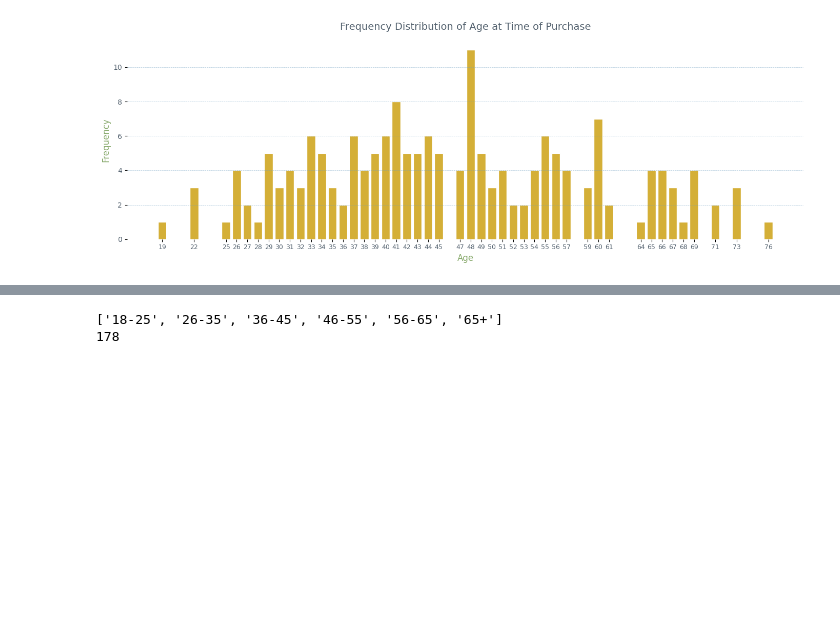
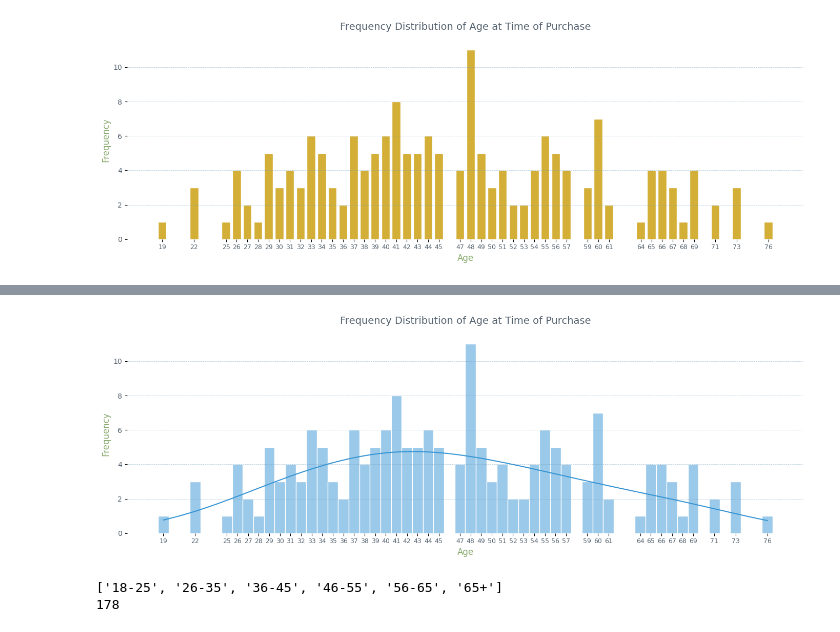
Before and after one commit to Rumaan-Kaisar/DataScience, a Jupyter notebook: Stat_ch1_dscptv/ch1_descriptive_stat_P2_prctc.ipynb, the cells around one changed output, grey strips where cells are left out. Cells and saved outputs as stored; diff of their text form; code cells hidden in the pictures; blank space fills up the shorter version.

```diff
--- a/Stat_ch1_dscptv/ch1_descriptive_stat_P2_prctc.ipynb
+++ b/Stat_ch1_dscptv/ch1_descriptive_stat_P2_prctc.ipynb
@@ -1060,3 +1067,41 @@ plt.show()
+# %%
+import seaborn as sns
+import matplotlib.pyplot as plt
+
+plt.figure(figsize=(14, 5))
+
+# Create the histogram using the frequency table
+sns.histplot(
+    data=freq_table,
+    kde='True',
+    x="Age",
+    weights="Frequency",
+    discrete=True,       # Treats "Age" as separate integer values
+    color="#3795d4",
+    edgecolor="white"
+)
+
+plt.title("Frequency Distribution of Age at Time of Purchase",
+          fontsize=14, color="#54626f", pad=15)
+
+plt.xlabel("Age", fontsize=12, color="#87a96b")
+plt.ylabel("Frequency", fontsize=12, color="#87a96b")
+
+plt.xticks(freq_table["Age"], fontsize=9, color="#54626f")
+plt.yticks(fontsize=10, color="#54626f")
+
+plt.grid(axis="y", linestyle="--", linewidth=0.5,
+         alpha=0.6, color="#72a0c1")
+
+for spine in plt.gca().spines.values():
+    spine.set_visible(False)
+
+plt.tight_layout()
+plt.show()
+
+plt.show()
+# %% [output]
+[figure, added]
 # %%
 # analysis to get total intervals
 
```
Also changed, not shown: parts of 1 cell of this notebook.
